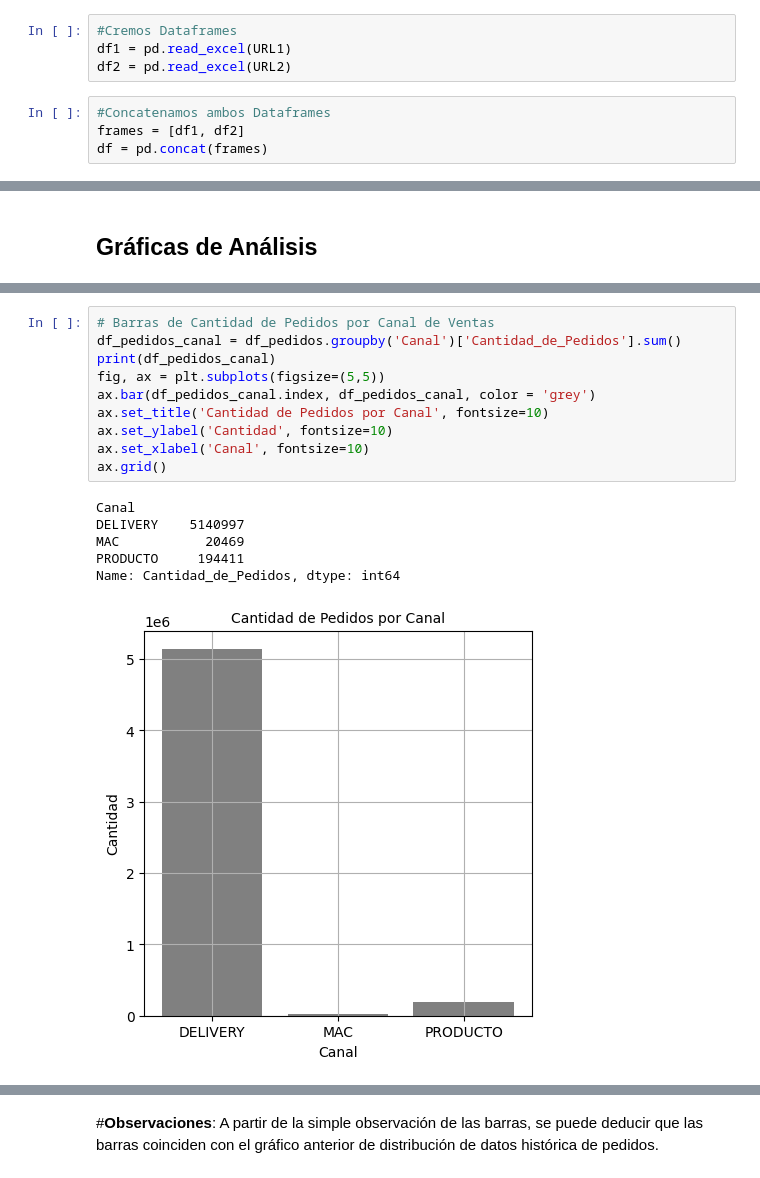
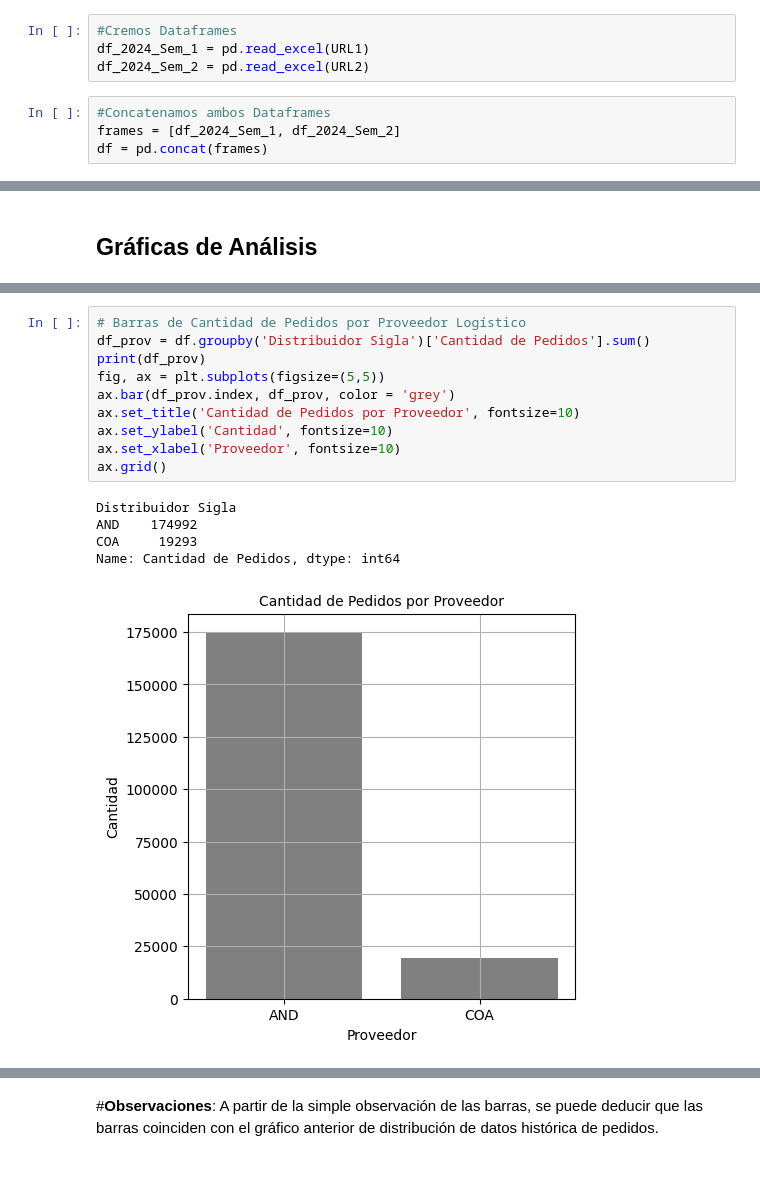
Before and after one commit to Leonardo-rodcas/Proyecto-DS-61190-E-Commerce, a Jupyter notebook: ProyectoDS_Rodriguez_Castillo_Leonardo.ipynb, the cells around one changed output, grey strips where cells are left out. Drawn from its saved outputs; the diff is of its cells as text.

```diff
--- a/ProyectoDS_Rodriguez_Castillo_Leonardo.ipynb
+++ b/ProyectoDS_Rodriguez_Castillo_Leonardo.ipynb
@@ -165,11 +165,11 @@ URL1 = 'https://github.com/Leonardo-rodcas/Proyecto-DS-61190-E-Commerce/raw/refs
 URL2 = 'https://github.com/Leonardo-rodcas/Proyecto-DS-61190-E-Commerce/raw/refs/heads/main/2024_2_Pedidos_61190.xlsx'
 # %%
 #Cremos Dataframes
-df1 = pd.read_excel(URL1)
-df2 = pd.read_excel(URL2)
+df_2024_Sem_1 = pd.read_excel(URL1)
+df_2024_Sem_2 = pd.read_excel(URL2)
 # %%
 #Concatenamos ambos Dataframes
-frames = [df1, df2]
+frames = [df_2024_Sem_1, df_2024_Sem_2]
 df = pd.concat(frames)
 # %%
 #Creamos Dataframe Auxiliar con datos de Provicias
@@ -326,18 +327,17 @@ Se observa una perfecta integridad de datos ya que no existen vaores NULOS en el
 # %%
-# Barras de Cantidad de Pedidos por Canal de Ventas
-df_pedidos_canal = df_pedidos.groupby('Canal')['Cantidad_de_Pedidos'].sum()
-print(df_pedidos_canal)
+# Barras de Cantidad de Pedidos por Proveedor Logístico
+df_prov = df.groupby('Distribuidor Sigla')['Cantidad de Pedidos'].sum()
+print(df_prov)
 fig, ax = plt.subplots(figsize=(5,5))
-ax.bar(df_pedidos_canal.index, df_pedidos_canal, color = 'grey')
-ax.set_title('Cantidad de Pedidos por Canal', fontsize=10)
+ax.bar(df_prov.index, df_prov, color = 'grey')
+ax.set_title('Cantidad de Pedidos por Proveedor', fontsize=10)
 ax.set_ylabel('Cantidad', fontsize=10)
-ax.set_xlabel('Canal', fontsize=10)
+ax.set_xlabel('Proveedor', fontsize=10)
 ax.grid()
 # %% [output]
-Canal
-DELIVERY    5140997
-MAC           20469
-PRODUCTO     194411
-Name: Cantidad_de_Pedidos, dtype: int64
+Distribuidor Sigla
+AND    174992
+COA     19293
+Name: Cantidad de Pedidos, dtype: int64
-[figure, old version]
+[figure, new version]
 # %%
```
Also changed, not shown: parts of 16 cells of this notebook.
